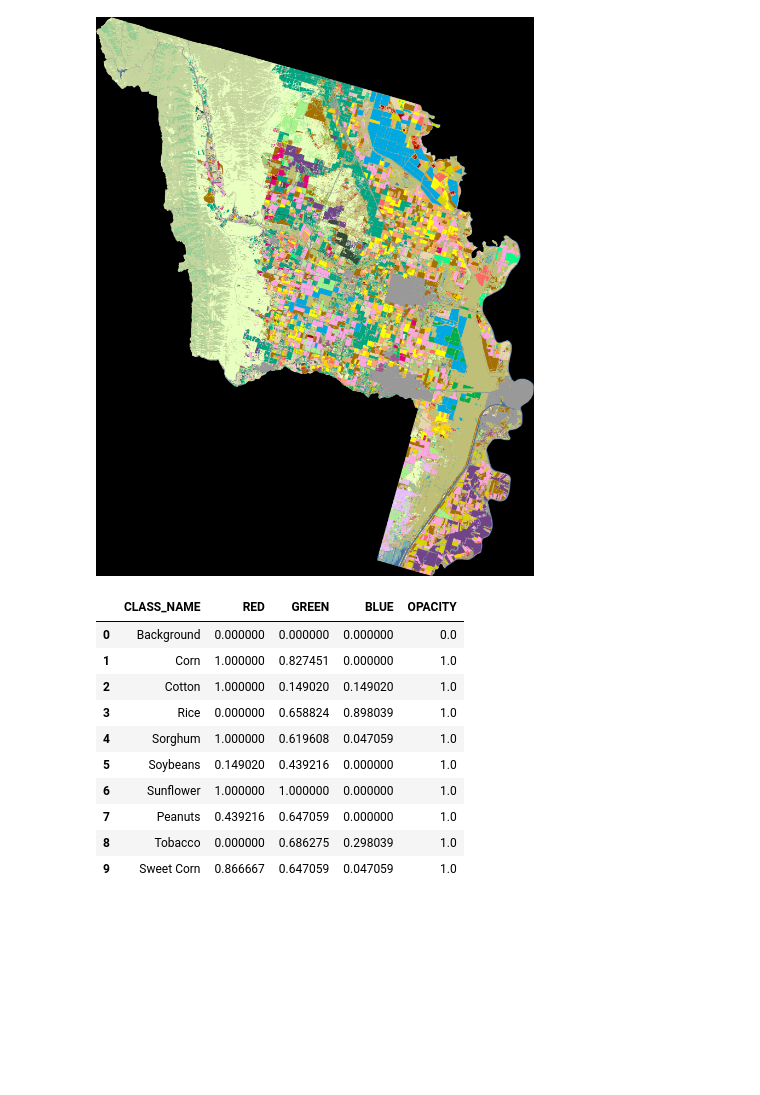
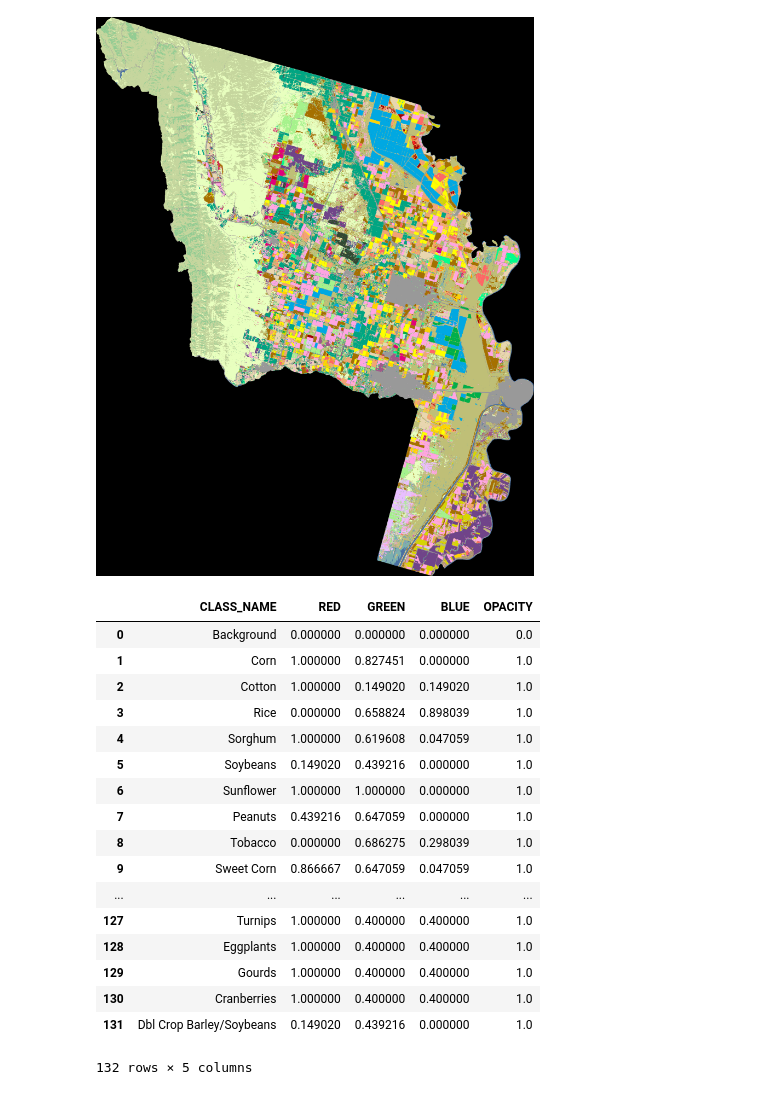
Before and after one commit to MarcelColvin/GeoSpatial-Classification, a Jupyter notebook: Data_extraction_marcel.ipynb, the cells around one changed output. Saved outputs shown, nothing was run; the diff lists cells and outputs as text; code cells hidden in the pictures; blank space fills up the shorter version.

```diff
--- a/Data_extraction_marcel.ipynb
+++ b/Data_extraction_marcel.ipynb
@@ -18,16 +21,23 @@ colordf = colordf.dropna()
 colordf = colordf.drop(["VALUE"], axis = 1)
 colordf = colordf.reset_index(drop = True)
 # %%
-colordf.head(10)
+colordf
 # %% [output]
 |  | CLASS_NAME | RED | GREEN | BLUE | OPACITY |
 | 0 | Background | 0.000000 | 0.000000 | 0.000000 | 0.0 |
 | 1 | Corn | 1.000000 | 0.827451 | 0.000000 | 1.0 |
 | 2 | Cotton | 1.000000 | 0.149020 | 0.149020 | 1.0 |
 | 3 | Rice | 0.000000 | 0.658824 | 0.898039 | 1.0 |
 | 4 | Sorghum | 1.000000 | 0.619608 | 0.047059 | 1.0 |
 | 5 | Soybeans | 0.149020 | 0.439216 | 0.000000 | 1.0 |
 | 6 | Sunflower | 1.000000 | 1.000000 | 0.000000 | 1.0 |
 | 7 | Peanuts | 0.439216 | 0.647059 | 0.000000 | 1.0 |
 | 8 | Tobacco | 0.000000 | 0.686275 | 0.298039 | 1.0 |
 | 9 | Sweet Corn | 0.866667 | 0.647059 | 0.047059 | 1.0 |
+| ... | ... | ... | ... | ... | ... |
+| 127 | Turnips | 1.000000 | 0.400000 | 0.400000 | 1.0 |
+| 128 | Eggplants | 1.000000 | 0.400000 | 0.400000 | 1.0 |
+| 129 | Gourds | 1.000000 | 0.400000 | 0.400000 | 1.0 |
+| 130 | Cranberries | 1.000000 | 0.400000 | 0.400000 | 1.0 |
+| 131 | Dbl Crop Barley/Soybeans | 0.149020 | 0.439216 | 0.000000 | 1.0 |
+132 rows × 5 columns
```
Also changed, not shown: parts of 7 cells of this notebook.
